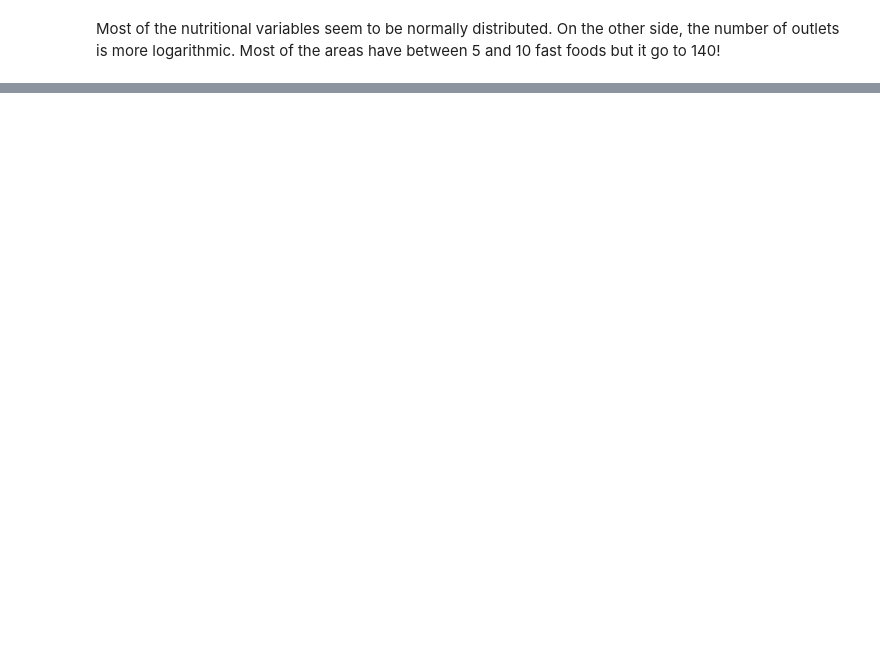
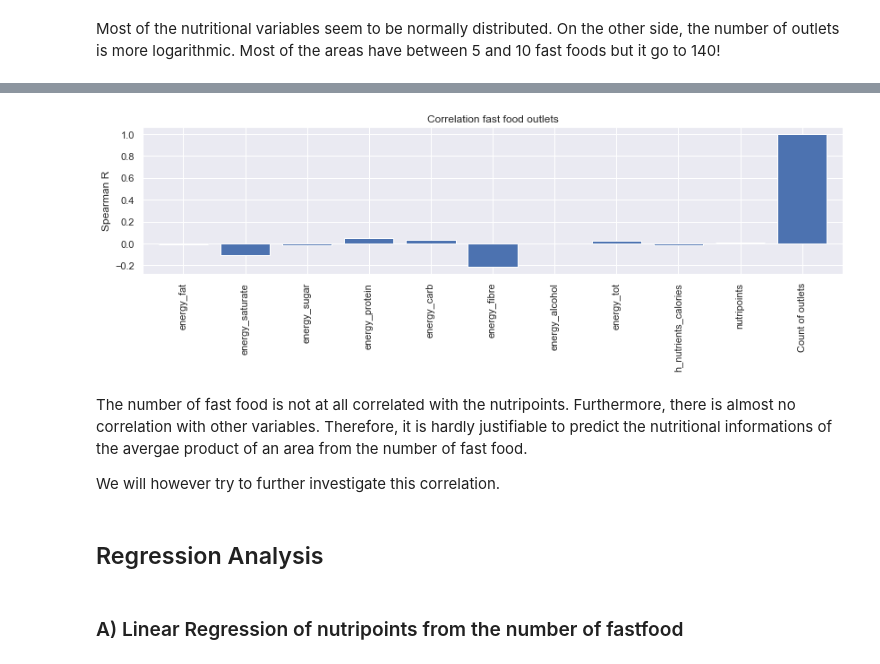
Before and after one commit to epfl-ada/ada-2020-project-milestone-p3-p3_caxaga, a Jupyter notebook: fast_food.ipynb, the cells around one changed output, grey strips where cells are left out. Drawn from its saved outputs; the diff is of its cells as text; code cells hidden in the pictures; blank space fills up the shorter version.

```diff
--- a/fast_food.ipynb
+++ b/fast_food.ipynb
@@ -149,9 +206,18 @@ display(correlation)
 # %%
 plt.figure(figsize=(14, 3))
-display(correlation["Count of outlets"])
 correlation["Count of outlets"].plot.bar(
     x=None, y=None, width=0.8, legend=None)
 plt.ylabel("Spearman R")
 plt.title("Correlation fast food outlets")
 plt.show()
+# %% [output]
+[figure, added]
+# %% [markdown]
+The number of fast food is not at all correlated with the nutripoints. Furthermore, there is almost no correlation with other variables. Therefore, it is hardly justifiable to predict the nutritional informations of the avergae product of an area from the number of fast food.
+
+We will however try to further investigate this correlation.
+# %% [markdown]
+## Regression Analysis
+# %% [markdown]
+### A) Linear Regression of nutripoints from the number of fastfood
 # %%
```
Also changed, not shown: parts of 35 cells of this notebook.
